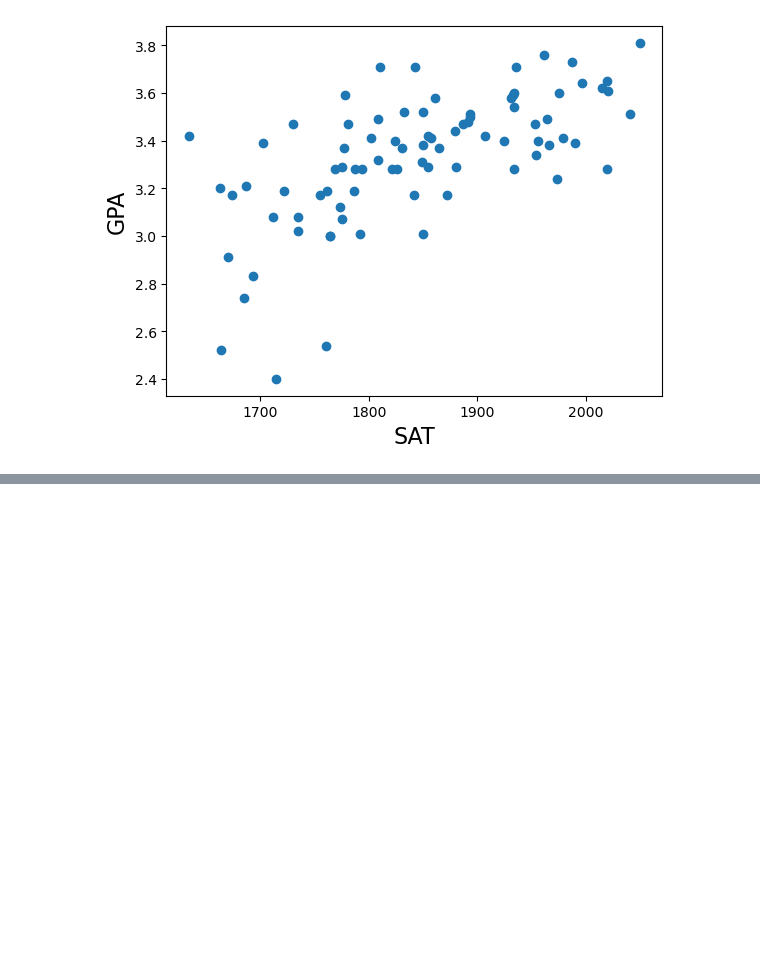
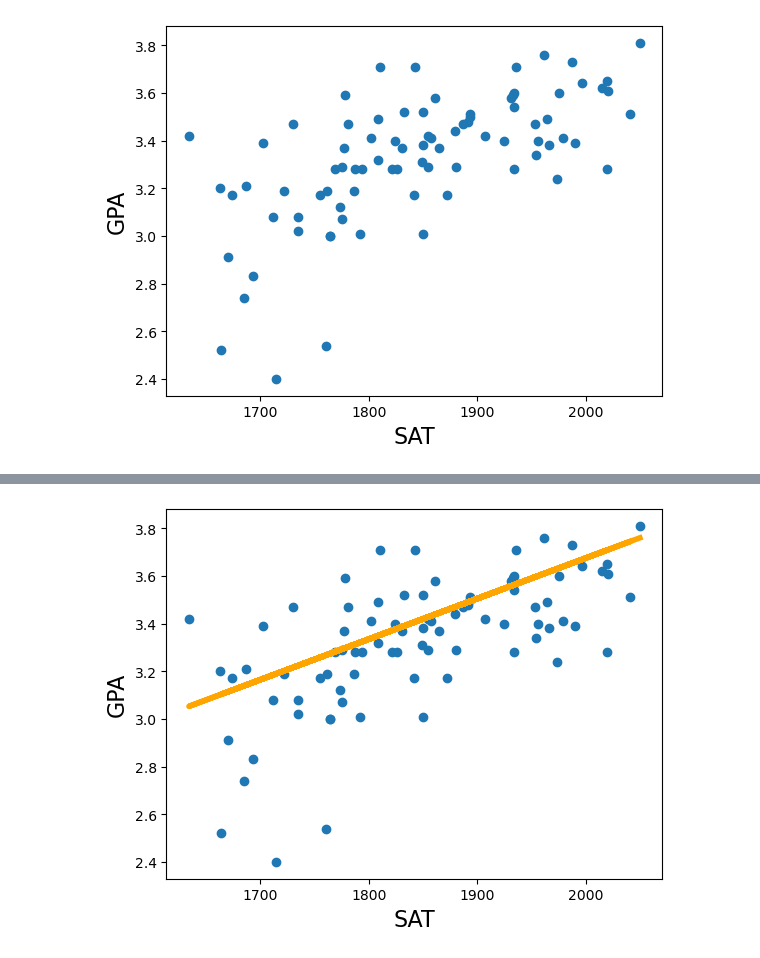
Before and after one commit to mahesa005/Datsci-Course, a Jupyter notebook: Section 32/SimpleRegression.ipynb, the cells around one changed output, grey strips where cells are left out. Drawn from its saved outputs; the diff is of its cells as text; code cells hidden in the pictures; blank space fills up the shorter version.

```diff
--- a/Section 32/SimpleRegression.ipynb
+++ b/Section 32/SimpleRegression.ipynb
@@ -48,0 +76,11 @@ The scatter plot indicates a strong linear relationship between the two
+# %%
+# Show hasil regression linenya di scatter plotnya
+# hasil dari results summary: y = 0.2750 + 0.0017*x1
+plt.scatter(x1, y)
+yhat = 0.2750 + 0.0017*x1
+plt.plot(x1, yhat, lw=4, c='orange', label='regression line')
+plt.xlabel("SAT", fontsize=16)
+plt.ylabel("GPA", fontsize=16)
+plt.show()
+# %% [output]
+[figure, added]
```
Also changed, not shown: parts of 2 cells of this notebook.
